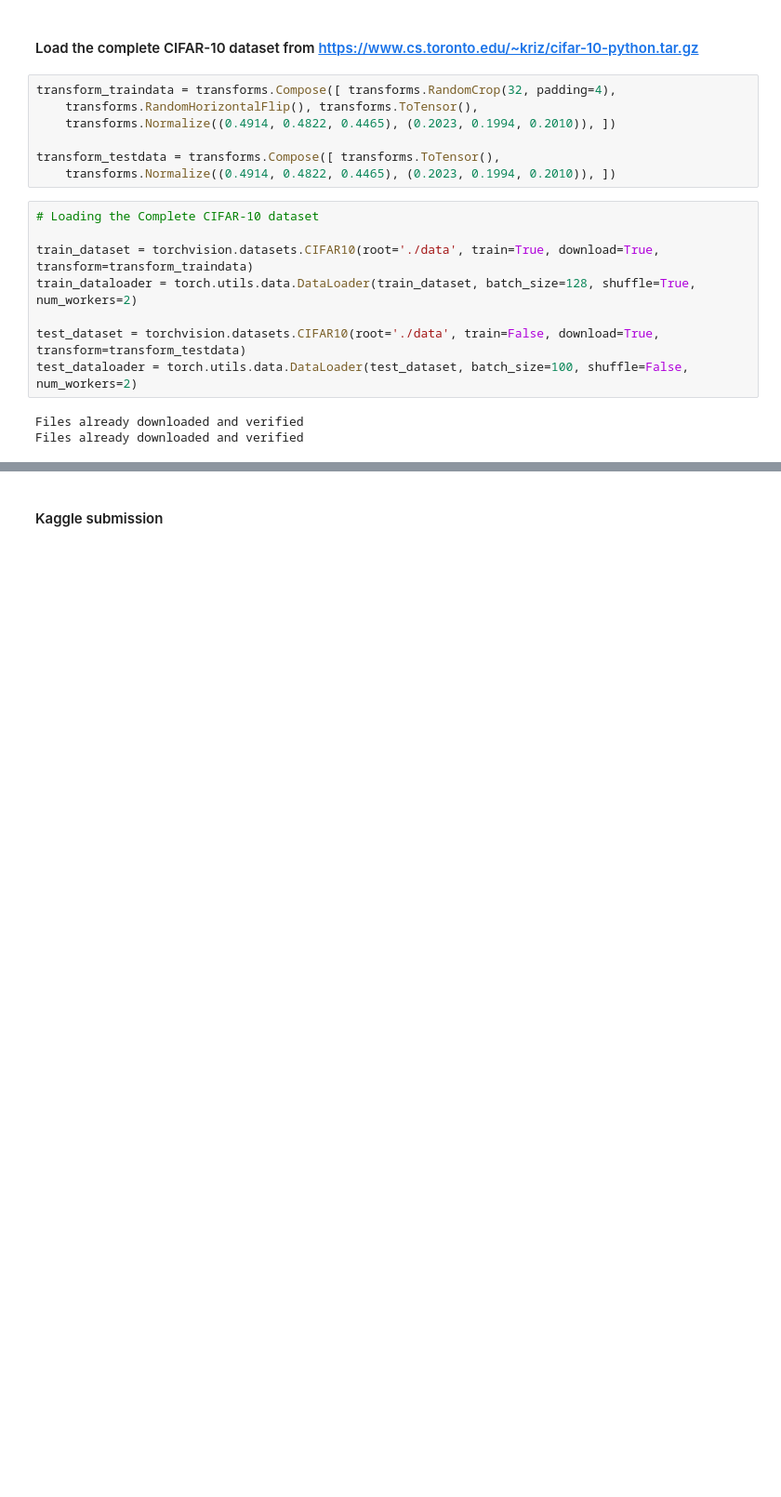
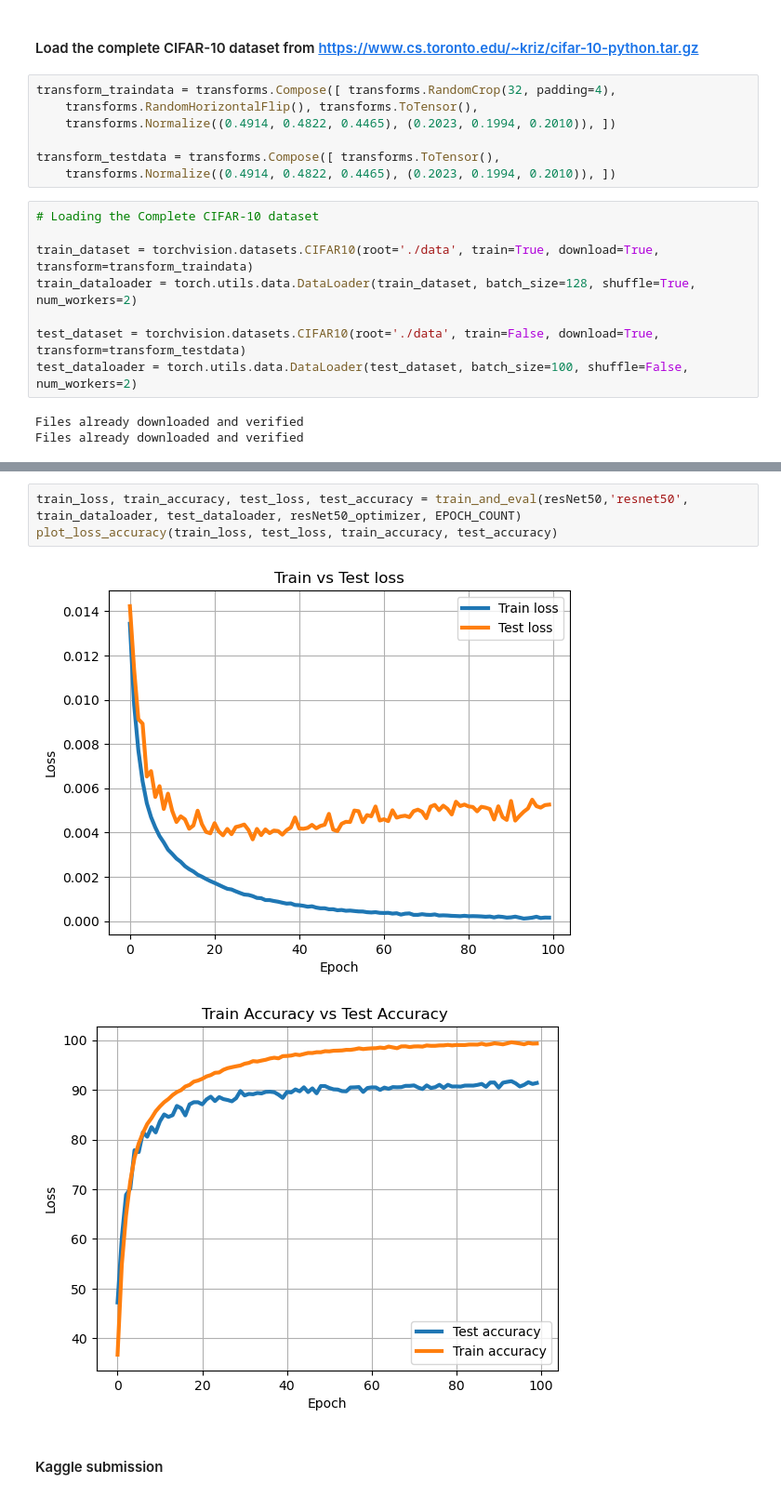
Before and after one commit to wlizardo/resnet-for-cifar-10, a Jupyter notebook: startup_notebook.ipynb, the cells around one changed output, grey strips where cells are left out. Shown at 93% size. Cells and saved outputs as stored; diff of their text form; blank space fills up the shorter version.

```diff
--- a/startup_notebook.ipynb
+++ b/startup_notebook.ipynb
@@ -255,3 +385,9 @@ torch.save(model.state_dict(), 'model5M_91.pt')
+# %%
+train_loss, train_accuracy, test_loss, test_accuracy = train_and_eval(resNet50,'resnet50', train_dataloader, test_dataloader, resNet50_optimizer, EPOCH_COUNT)
+plot_loss_accuracy(train_loss, test_loss, train_accuracy, test_accuracy)
+# %% [output]
+[figure, added]
+[figure, added]
 # %% [markdown]
 #### Kaggle submission
 # %%
```
Also changed, not shown: parts of 31 cells of this notebook.
